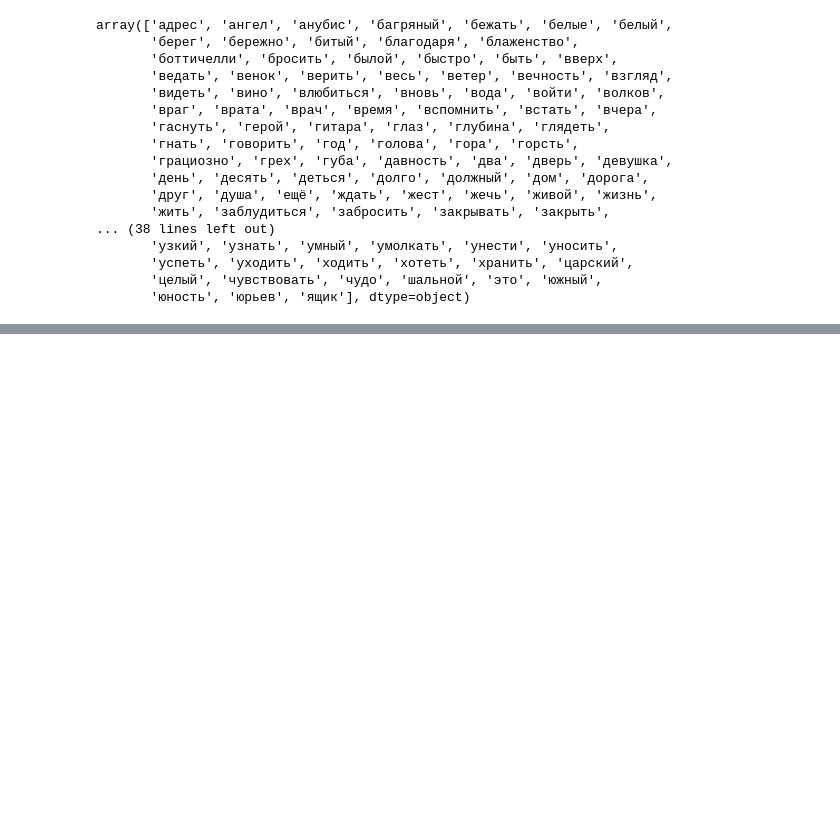
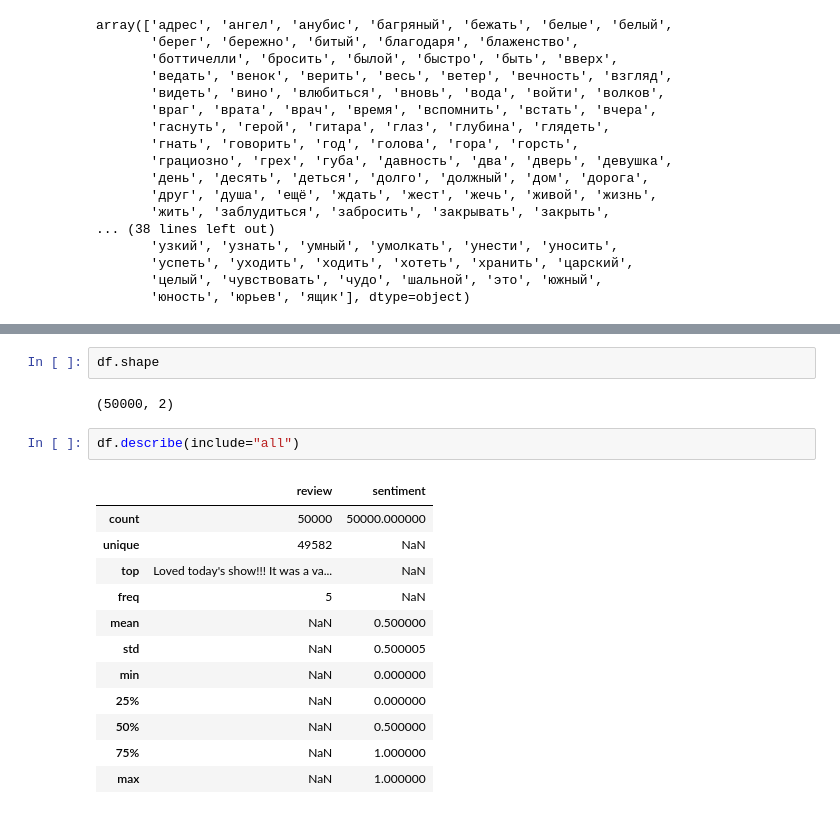
Before and after one commit to Allyonzy/ArchitectInno2023, a Jupyter notebook: text_analysis/test_tfidf.ipynb, the cells around one changed output, grey strips where cells are left out. Cells and saved outputs as stored; diff of their text form; blank space fills up the shorter version.

```diff
--- a/text_analysis/test_tfidf.ipynb
+++ b/text_analysis/test_tfidf.ipynb
@@ -271,0 +359,19 @@ vocab_sorted
+# %%
+df.shape
+# %% [output]
+(50000, 2)
+# %%
+df.describe(include="all")
+# %% [output]
+|  | review | sentiment |
+| count | 50000 | 50000.000000 |
+| unique | 49582 | NaN |
+| top | Loved today's show!!! It was a va... | NaN |
+| freq | 5 | NaN |
+| mean | NaN | 0.500000 |
+| std | NaN | 0.500005 |
+| min | NaN | 0.000000 |
+| 25% | NaN | 0.000000 |
+| 50% | NaN | 0.500000 |
+| 75% | NaN | 1.000000 |
+| max | NaN | 1.000000 |
```
Also changed, not shown: parts of 76 cells of this notebook, 1 other file.
